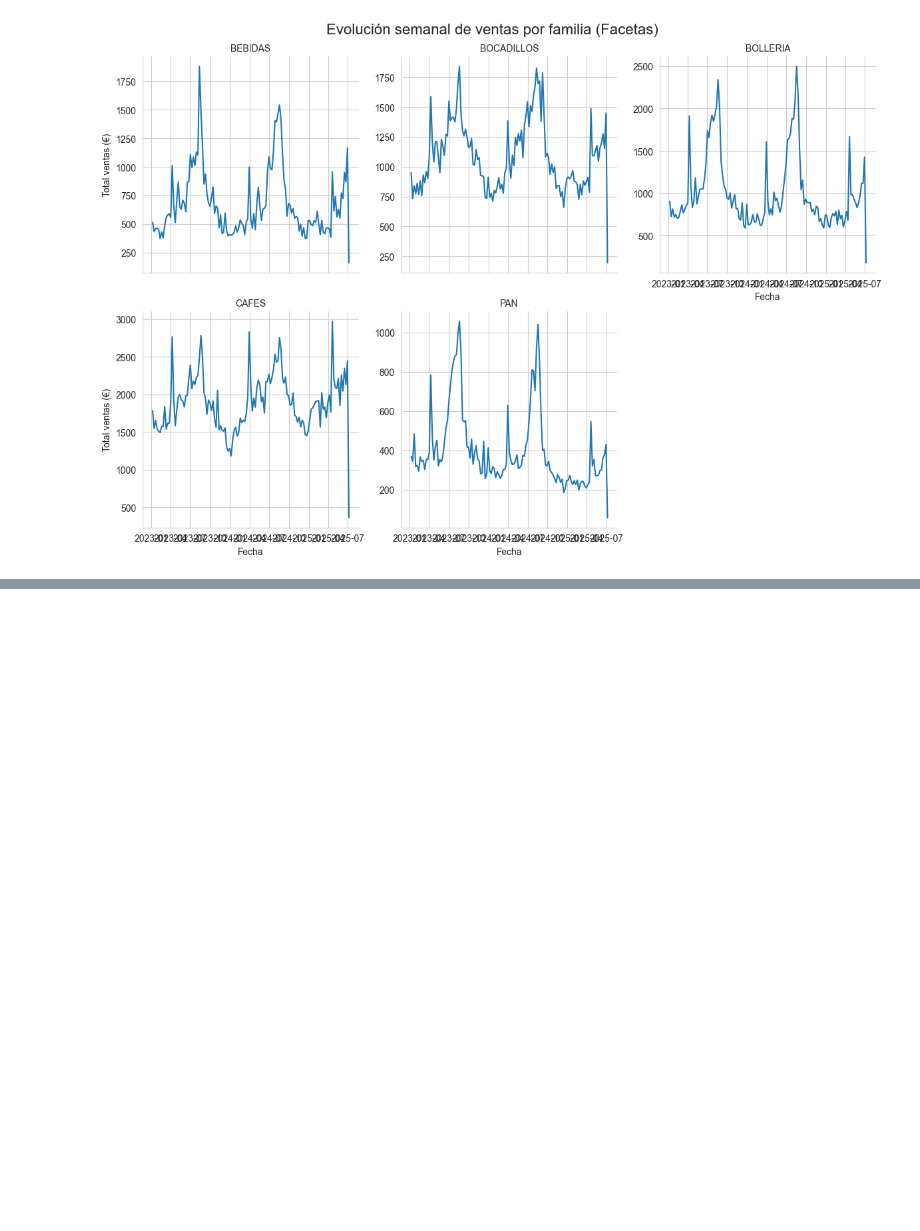
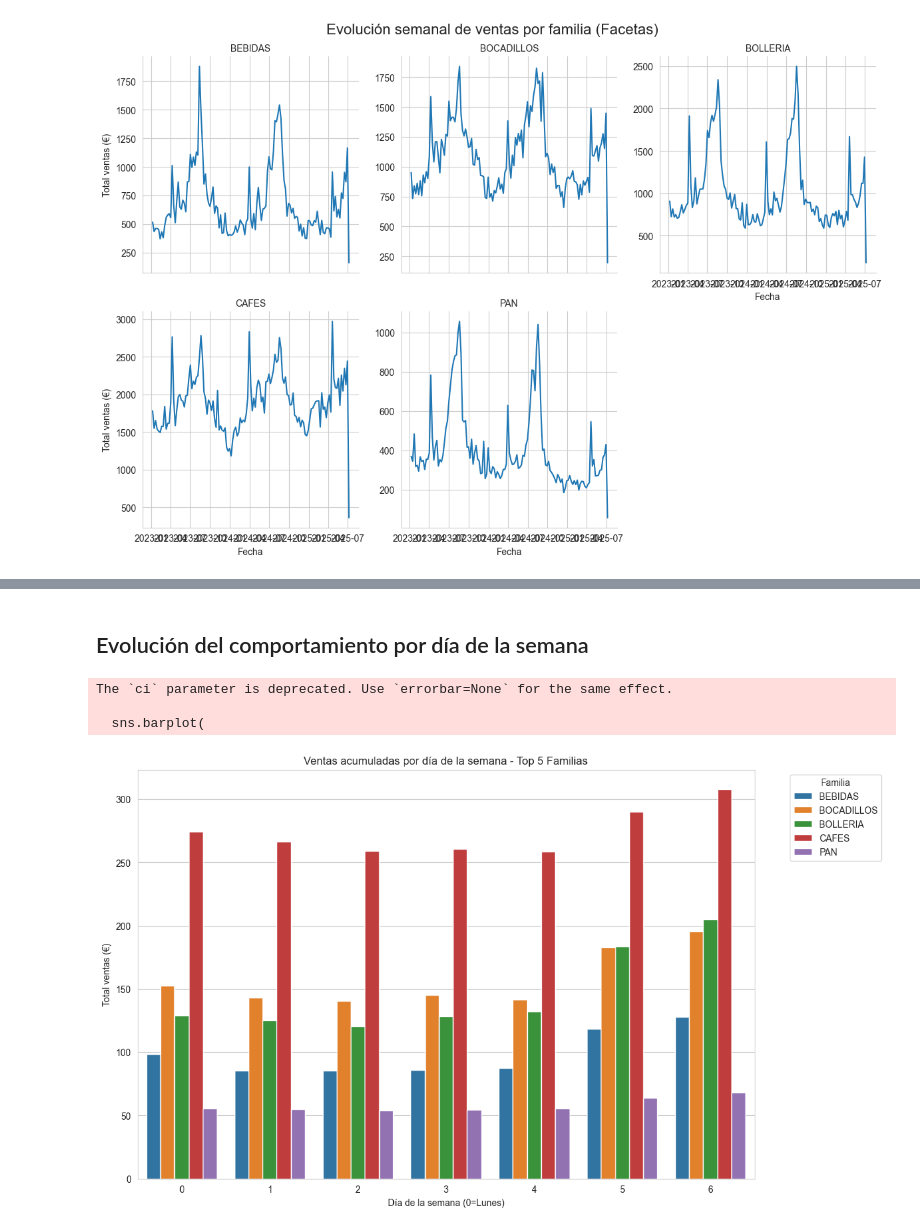
Before and after one commit to joquifer2/mlops_fleca_project, a Jupyter notebook: notebooks/v2_Eda.ipynb, the cells around one changed output, grey strips where cells are left out. Cells and saved outputs as stored; diff of their text form; code cells hidden in the pictures; blank space fills up the shorter version.

```diff
--- a/notebooks/v2_Eda.ipynb
+++ b/notebooks/v2_Eda.ipynb
@@ -209,0 +273,32 @@ plt.show()
+# %% [markdown]
+## Evolución del comportamiento por día de la semana
+# %%
+# --- Análisis del comportamiento por día de la semana por familia ---
+df_diario = dfs['df_diario']
+
+# Identificar el top 5 de familias por ventas acumuladas
+top_familias = (
+    df_diario.groupby('familia')['total'].sum()
+    .sort_values(ascending=False)
+    .head(5)
+    .index.tolist()
+)
+
+plt.figure(figsize=(12,8))
+sns.barplot(
+    data=df_diario[df_diario['familia'].isin(top_familias)],
+    x='day_of_week',
+    y='total',
+    hue='familia',
+    ci=None
+)
+plt.title('Ventas acumuladas por día de la semana - Top 5 Familias')
+plt.xlabel('Día de la semana (0=Lunes)')
+plt.ylabel('Total ventas (€)')
+plt.legend(title='Familia', bbox_to_anchor=(1.05, 1), loc='upper left')
+plt.show()
+# %% [output]
+The `ci` parameter is deprecated. Use `errorbar=None` for the same effect.
+
+  sns.barplot(
+[figure, added]
```
Also changed, not shown: parts of 21 cells of this notebook, 3 other files.
